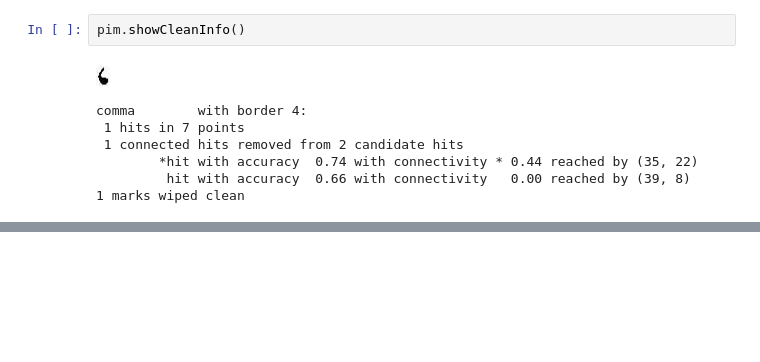
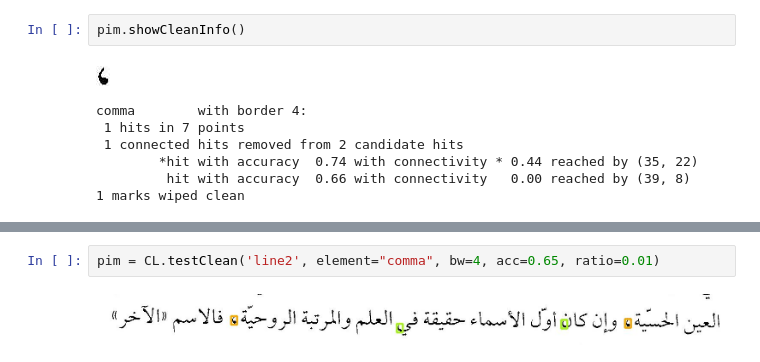
Before and after one commit to among/fusus, a Jupyter notebook: programs/basic.ipynb, the cells around one changed output, grey strips where cells are left out. Drawn from its saved outputs; the diff is of its cells as text; blank space fills up the shorter version.

```diff
--- a/programs/basic.ipynb
+++ b/programs/basic.ipynb
@@ -35,0 +49,4 @@ comma        with border 4:
+# %%
+pim = CL.testClean('line2', element="comma", bw=4, acc=0.65, ratio=0.01)
+# %% [output]
+[figure, added]
```
Also changed, not shown: parts of 3 cells of this notebook, 6 other files.
